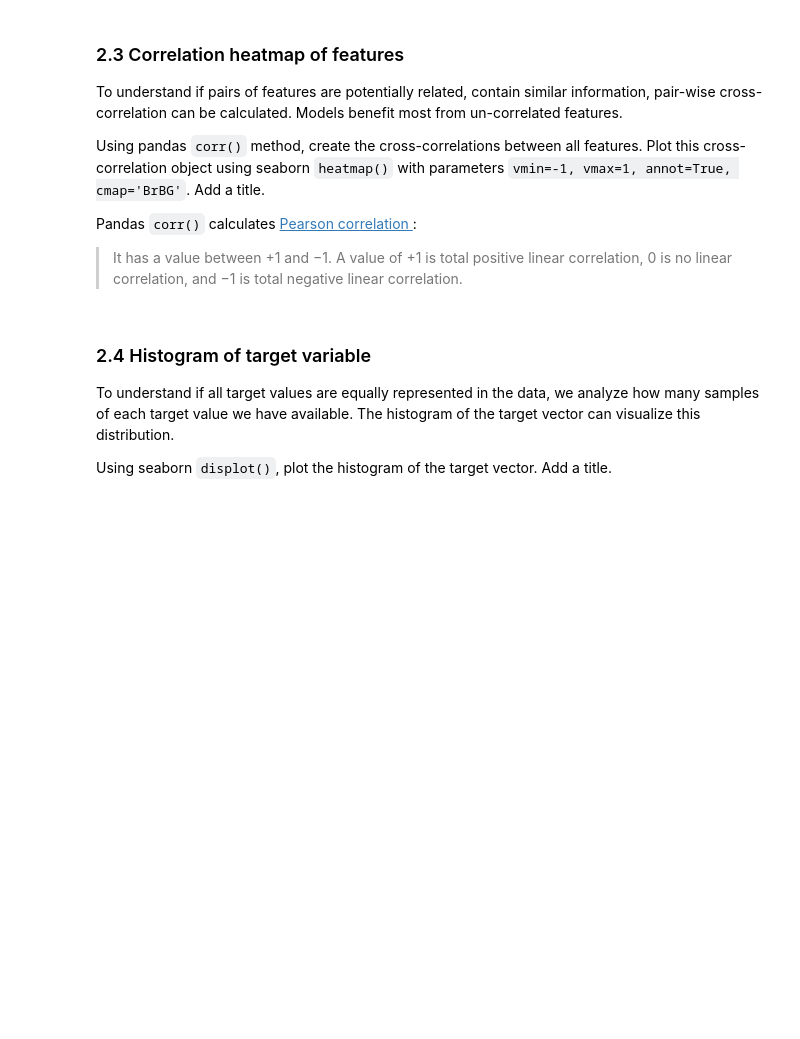
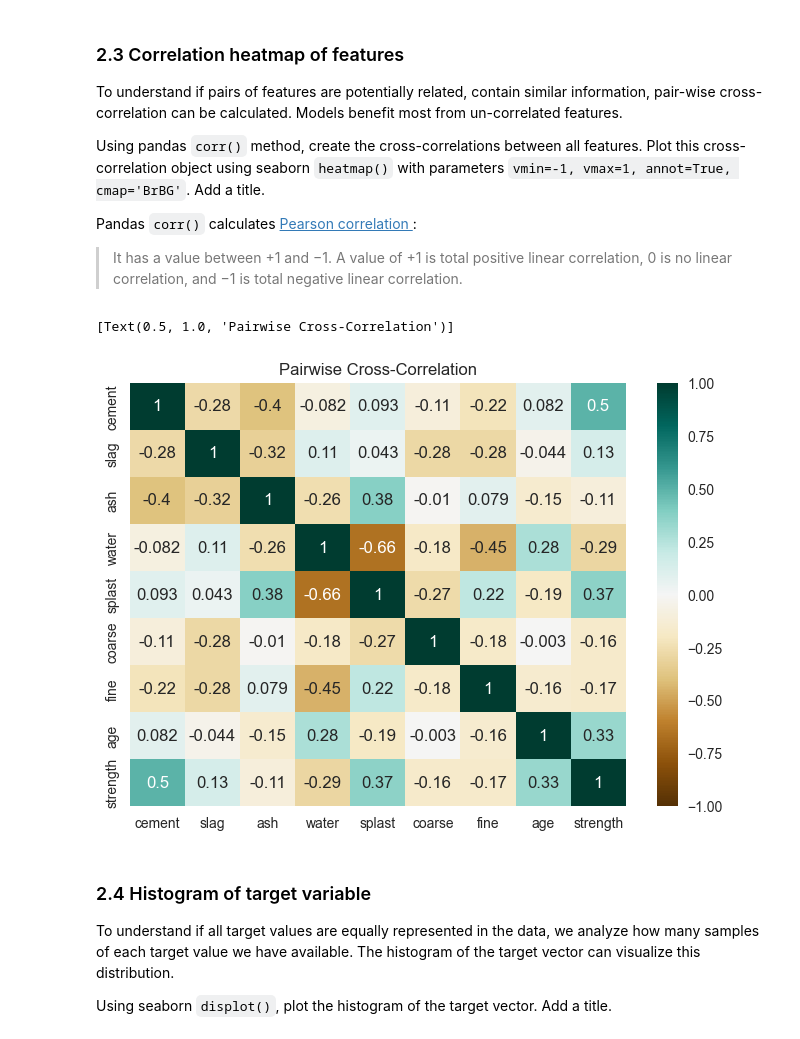
Before and after one commit to SMRain10/ml_lab2, a Jupyter notebook: lab2.ipynb, the cells around one changed output. Saved outputs shown, nothing was run; the diff lists cells and outputs as text; code cells hidden in the pictures; blank space fills up the shorter version.

```diff
--- a/lab2.ipynb
+++ b/lab2.ipynb
@@ -107,6 +138,12 @@ Pandas `corr()` calculates [Pearson correlation ](https://en.wikipedia.org/wiki/
 >  It has a value between +1 and −1. A value of +1 is total positive linear correlation, 0 is no linear correlation, and −1 is total negative linear correlation.
 # %%
 # TODO: add pairwise cross-correlation heatmap of features
+conc_corr = conc_df.corr()
+
+sns.heatmap(conc_corr, vmin=-1, vmax=1, annot=True, cmap='BrBG').set(title = "Pairwise Cross-Correlation")
+# %% [output]
+[Text(0.5, 1.0, 'Pairwise Cross-Correlation')]
+[figure, added]
 # %% [markdown]
 ### 2.4 Histogram of target variable
 
```
Also changed, not shown: parts of 6 cells of this notebook.
